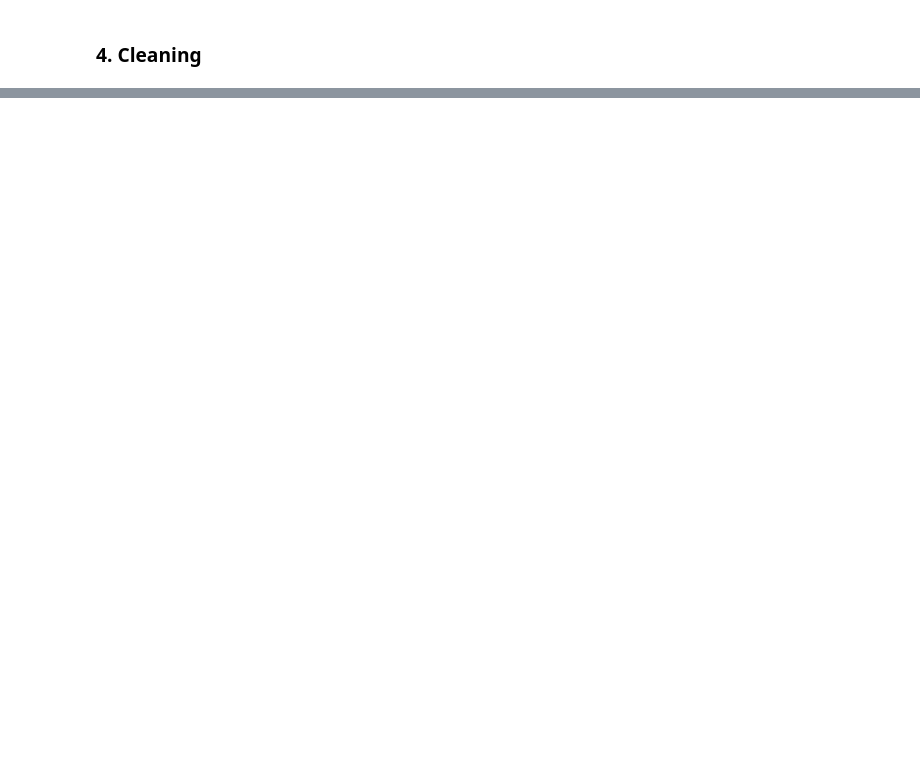
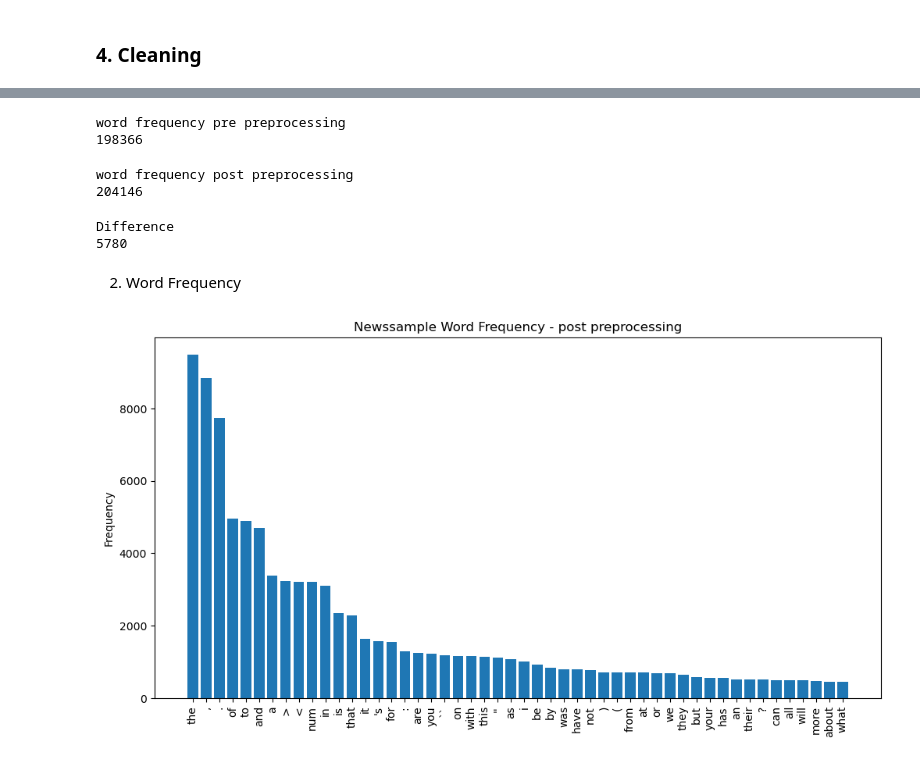
Before and after one commit to Laplace0000/GDS_Exercises, a Jupyter notebook: ex1.ipynb, the cells around one changed output, grey strips where cells are left out. Cells and saved outputs as stored; diff of their text form; code cells hidden in the pictures; blank space fills up the shorter version.

```diff
--- a/ex1.ipynb
+++ b/ex1.ipynb
@@ -149,2 +369,17 @@ def cleanText(data):
+# %%
+def clean_text_help(text):
+    if isinstance(text, str):
+        # Remove excess whitespace
+        text = re.sub(r"\s+", " ", text).strip()
+        #replace dates
+        text = re.sub(r"(0[1-9]|[1-2][0-9]|3[0-1])[-/.]?(0[1-9]|1[0-2])[-/.]?([0-9]{2}|[0-9]{4})", "<DATE>", text)  # Replace date type 1
+        text = re.sub(r"(0[1-9]|[1-2][0-9]|3[0-1])\s([A-Za-z]{3})\s([0-9]{2}|[0-9]{4})", "<DATE>", text)  # Replace date type 2
+        return clean(text, lower=True, no_line_breaks=True, replace_with_url="<URL>", replace_with_email="<EMAIL>", replace_with_number="<NUM>", replace_with_digit="<NUM>")
+    return text  # Return unchanged if not a string
+
+def cleanText(data, column):
+    data[column] = data[column].apply(clean_text_help)  # Apply function
+    return data
 # %%
-nsdf_cleaned = cleanText(nsdf)
+nsdf_cleaned = cleanText(nsdf, 'content')
+print(nsdf_cleaned['content'].head)
@@ -165,0 +403,49 @@ Name: content, Length: 250, dtype: object>
+# %%
+#funtion for populating vocabulary
+def getFrequency(data, column):
+    N = data.shape[0]  # Get the number of rows
+    allWords = []
+    for text in data[column]:
+        if isinstance(text, str):
+            allWords.extend(word_tokenize(text))
+    return FreqDist(allWords)
+# %%
+#word frequency pre preprocessing
+print("word frequency pre preprocessing")
+word_frequency_pre = getFrequency(nsdf_raw, 'content')
+print(sum(word_frequency_pre.values()))
+# %% [output]
+word frequency pre preprocessing
+198366
+# %%
+#word frequency post preprocessing
+print("word frequency post preprocessing")
+word_frequency_post = getFrequency(nsdf_cleaned, 'content')
+print(sum(word_frequency_post.values()))
+# %% [output]
+word frequency post preprocessing
+204146
+# %%
+pre = sum(word_frequency_pre.values())
+post = sum(word_frequency_post.values())
+print("Difference")
+print(abs(pre -post))
+# %% [output]
+Difference
+5780
+# %% [markdown]
+2. Word Frequency
+# %%
+fig, ax = plt.subplots(figsize=(12, 6))
+frequency = word_frequency_post.most_common(50)
+words, counts = zip(*frequency)
+
+ax.bar(words, counts, color= 'tab:blue')
+
+ax.set_ylabel('Frequency')
+ax.set_title('Newssample Word Frequency - post preprocessing')
+plt.xticks(rotation=90)
+
+plt.show()
+# %% [output]
+[figure, added]
```
Also changed, not shown: parts of 26 cells of this notebook.
